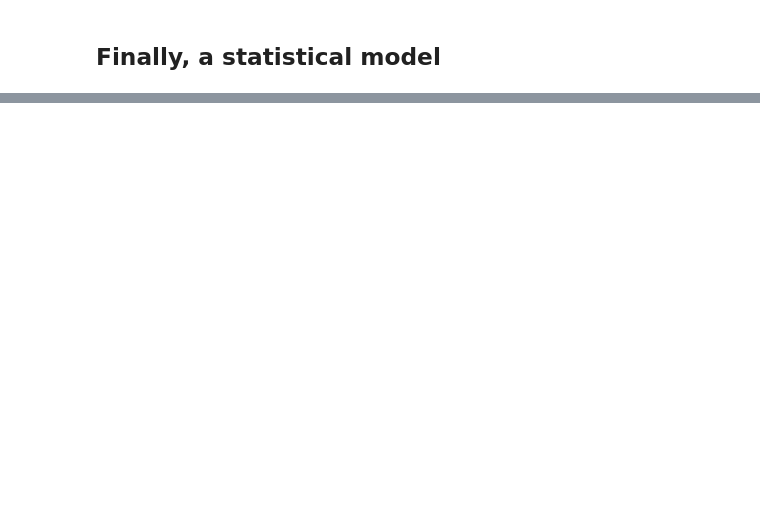
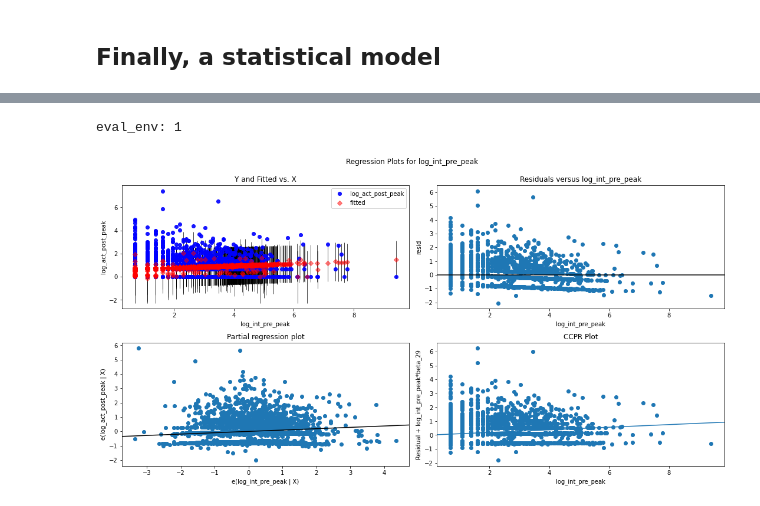
Before and after one commit to hubertau/DPhil_Studies, a Jupyter notebook: 2021-04_Study_A_Diffusion/notebooks/combined_analysis.ipynb, the cells around one changed output, grey strips where cells are left out. Saved outputs shown, nothing was run; the diff lists cells and outputs as text; code cells hidden in the pictures; blank space fills up the shorter version.

```diff
--- a/2021-04_Study_A_Diffusion/notebooks/combined_analysis.ipynb
+++ b/2021-04_Study_A_Diffusion/notebooks/combined_analysis.ipynb
@@ -552,0 +548,11 @@ Matching users on activity:
+# %%
+stats_model_2 = smf.ols('log_act_post_peak ~ log_act_pre_peak + log_int_pre_peak + log_norm_act_pre_peak + cluster',
+    data = stats_df
+)
+stats_result_2 = stats_model_2.fit()
+# %%
+fig = plt.figure(figsize =(15,8))
+fig = sm.graphics.plot_regress_exog(stats_result_2, 'log_int_pre_peak', fig=fig)
+# %% [output]
+eval_env: 1
+[figure, added]
```
Also changed, not shown: parts of 61 cells of this notebook.
